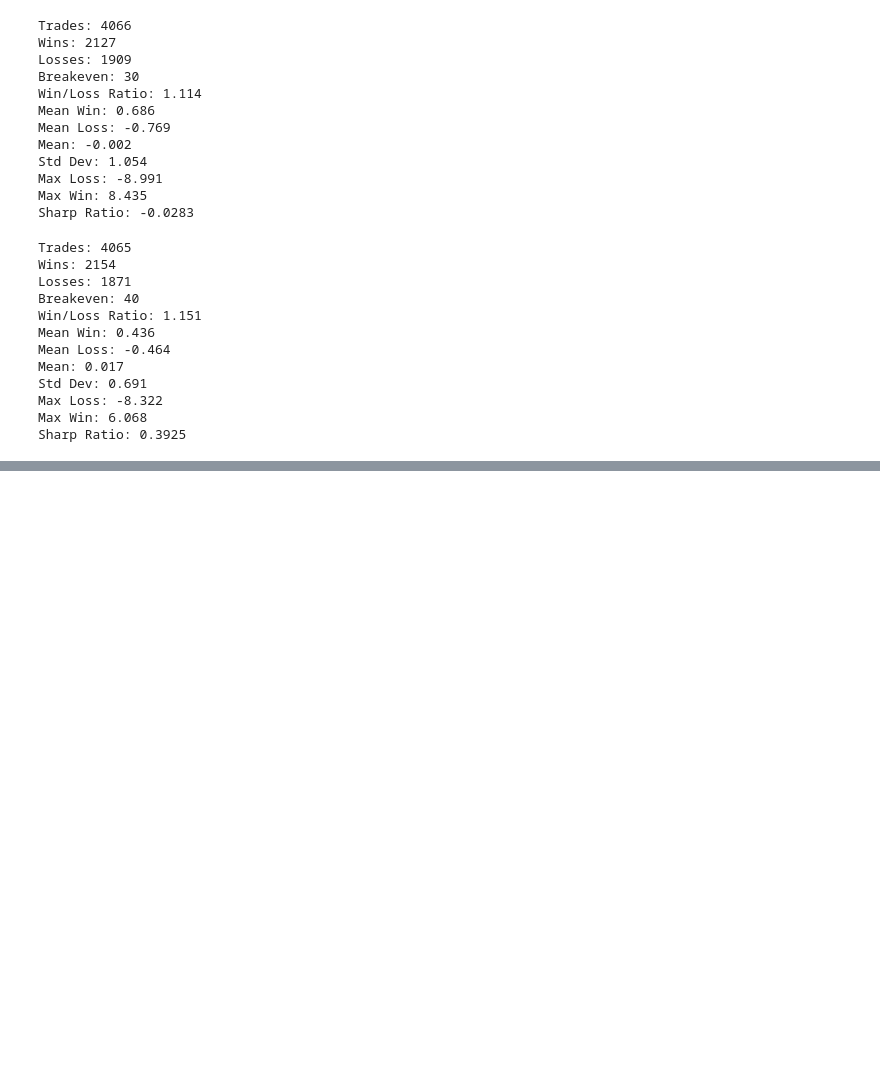
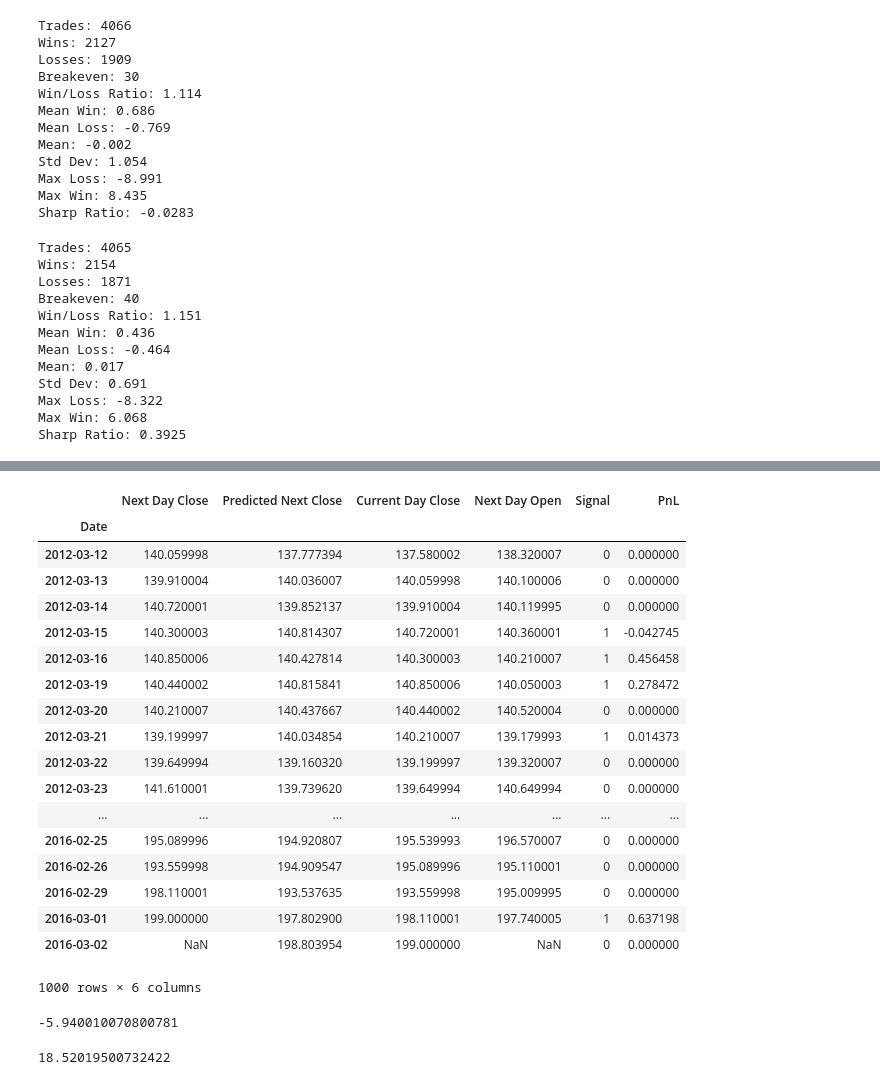
Before and after one commit to bianca4/stockmarketforcasting, a Jupyter notebook: Untitled.ipynb, the cells around one changed output, grey strips where cells are left out. Cells and saved outputs as stored; diff of their text form; code cells hidden in the pictures; blank space fills up the shorter version.

```diff
--- a/Untitled.ipynb
+++ b/Untitled.ipynb
@@ -329,0 +411,7 @@ Sharp Ratio: 0.3925
+# %%
+cdc = sp[['Close']].iloc[-1000:]
+ndo = sp[['Open']].iloc[-1000:].shift(-1)
+tf1 = pd.merge(tf, cdc, left_index=True, right_index=True)
+tf2 = pd.merge(tf1, ndo, left_index=True, right_index=True)
+tf2.columns = ['Next Day Close', 'Predicted Next Close', 'Current Day Close', 'Next Day Open']
+tf2
@@ -329,0 +438,44 @@ Sharp Ratio: 0.3925
+# %%
+def get_signal(r):
+    if r['Predicted Next Close'] > r['Next Day Open']:
+        return 1
+    else:
+        return 0
+# %%
+def get_ret(r):
+    if r['Signal'] == 1:
+        return((r['Next Day Close'] - r['Next Day Open'])/r['Next Day Open'])*100
+    else:
+        return 0
+# %%
+tf2 = tf2.assign(Signal = tf2.apply(get_signal, axis=1))
+tf2 = tf2.assign(PnL = tf2.apply(get_ret, axis=1))
+tf2
+# %% [output]
+|  | Next Day Close | Predicted Next Close | Current Day Close | Next Day Open | Signal | PnL |
+| Date |  |  |  |  |  |  |
+| 2012-03-12 | 140.059998 | 137.777394 | 137.580002 | 138.320007 | 0 | 0.000000 |
+| 2012-03-13 | 139.910004 | 140.036007 | 140.059998 | 140.100006 | 0 | 0.000000 |
+| 2012-03-14 | 140.720001 | 139.852137 | 139.910004 | 140.119995 | 0 | 0.000000 |
+| 2012-03-15 | 140.300003 | 140.814307 | 140.720001 | 140.360001 | 1 | -0.042745 |
+| 2012-03-16 | 140.850006 | 140.427814 | 140.300003 | 140.210007 | 1 | 0.456458 |
+| 2012-03-19 | 140.440002 | 140.815841 | 140.850006 | 140.050003 | 1 | 0.278472 |
+| 2012-03-20 | 140.210007 | 140.437667 | 140.440002 | 140.520004 | 0 | 0.000000 |
+| 2012-03-21 | 139.199997 | 140.034854 | 140.210007 | 139.179993 | 1 | 0.014373 |
+| 2012-03-22 | 139.649994 | 139.160320 | 139.199997 | 139.320007 | 0 | 0.000000 |
+| 2012-03-23 | 141.610001 | 139.739620 | 139.649994 | 140.649994 | 0 | 0.000000 |
+| ... | ... | ... | ... | ... | ... | ... |
+| 2016-02-25 | 195.089996 | 194.920807 | 195.539993 | 196.570007 | 0 | 0.000000 |
+| 2016-02-26 | 193.559998 | 194.909547 | 195.089996 | 195.110001 | 0 | 0.000000 |
+| 2016-02-29 | 198.110001 | 193.537635 | 193.559998 | 195.009995 | 0 | 0.000000 |
+| 2016-03-01 | 199.000000 | 197.802900 | 198.110001 | 197.740005 | 1 | 0.637198 |
+| 2016-03-02 | NaN | 198.803954 | 199.000000 | NaN | 0 | 0.000000 |
+1000 rows × 6 columns
+# %%
+(tf2[tf2['Signal']==1]['Next Day Close'] - tf2[tf2['Signal']==1]['Next Day Open']).sum()
+# %% [output]
+-5.940010070800781
+# %%
+(sp['Close'].iloc[-1000:] - sp['Open'].iloc[-1000:]).sum()
+# %% [output]
+18.52019500732422
```
Also changed, not shown: parts of 16 cells of this notebook.
